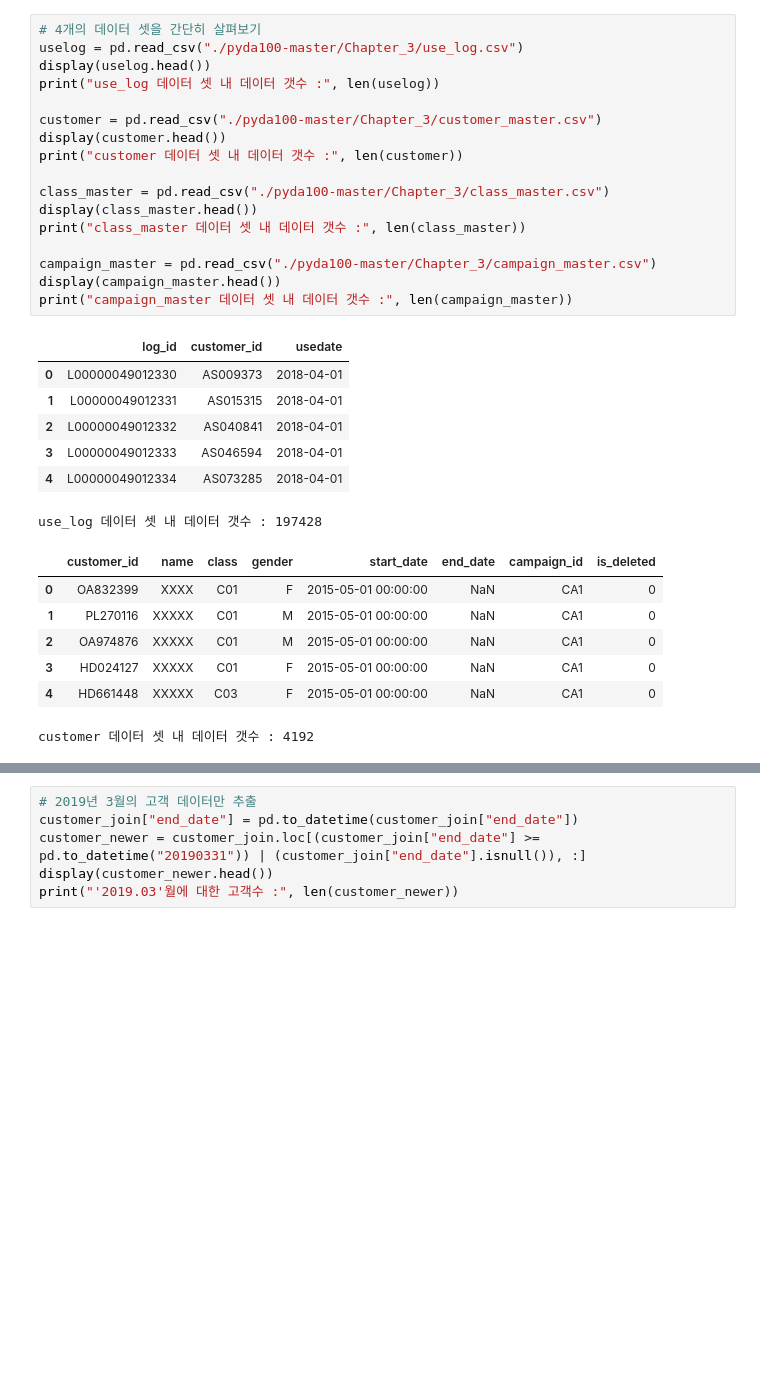
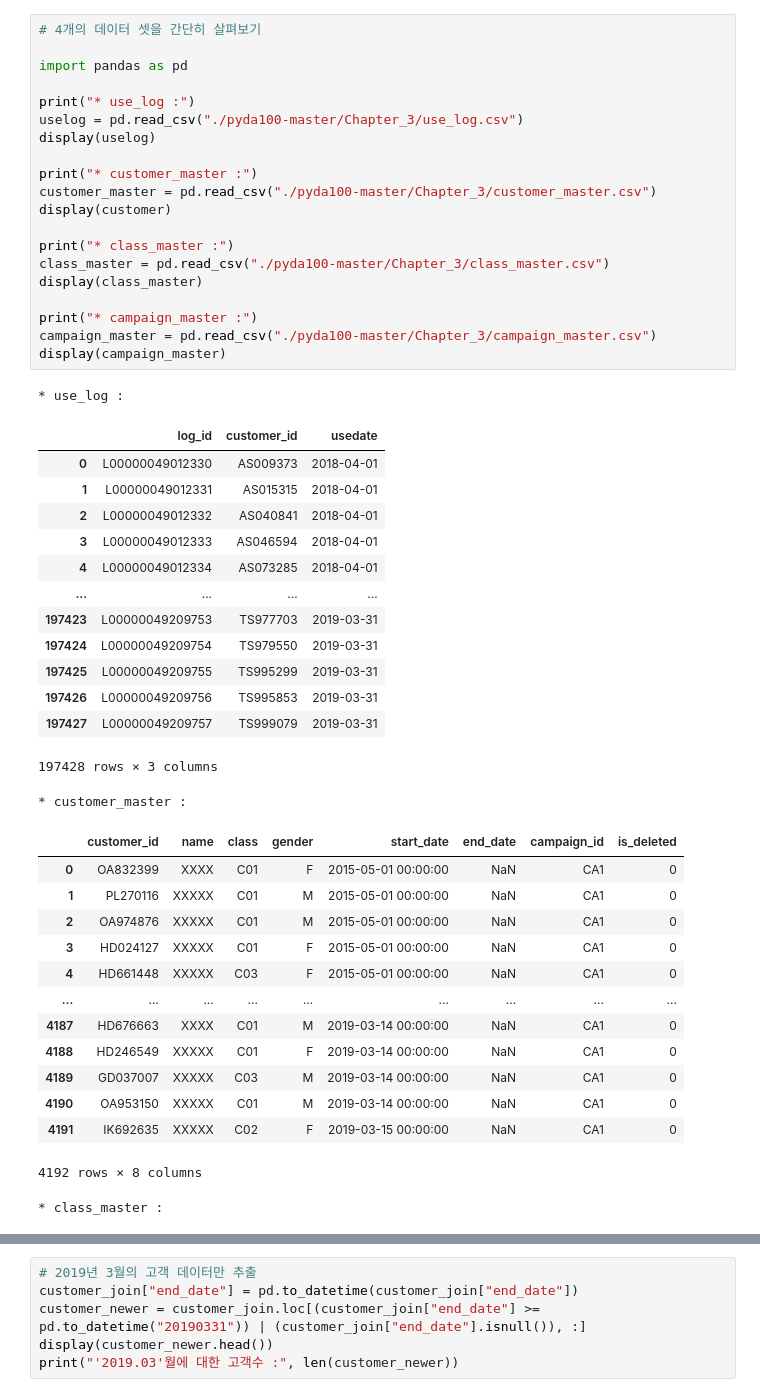
Before and after one commit to wooseok1152/python-data_analysis, a Jupyter notebook: 3장 고객의 전체 모습을 파악하는 테크닉 10.ipynb, the cells around one changed output, grey strips where cells are left out. Cells and saved outputs as stored; diff of their text form; blank space fills up the shorter version.

Commit message:
review and modify logic in chapter 3

```diff
--- a/3장 고객의 전체 모습을 파악하는 테크닉 10.ipynb
+++ b/3장 고객의 전체 모습을 파악하는 테크닉 10.ipynb
@@ -1,35 +3,53 @@
 # %%
 # 4개의 데이터 셋을 간단히 살펴보기
+
+import pandas as pd
+
+print("* use_log :")
 uselog = pd.read_csv("./pyda100-master/Chapter_3/use_log.csv")
-display(uselog.head())
-print("use_log 데이터 셋 내 데이터 갯수 :", len(uselog))
+display(uselog)
 
-customer = pd.read_csv("./pyda100-master/Chapter_3/customer_master.csv")
-display(customer.head())
-print("customer 데이터 셋 내 데이터 갯수 :", len(customer))
+print("* customer_master :")
+customer_master = pd.read_csv("./pyda100-master/Chapter_3/customer_master.csv")
+display(customer)
 
+print("* class_master :")
 class_master = pd.read_csv("./pyda100-master/Chapter_3/class_master.csv")
-display(class_master.head())
-print("class_master 데이터 셋 내 데이터 갯수 :", len(class_master))
+display(class_master)
 
+print("* campaign_master :")
 campaign_master = pd.read_csv("./pyda100-master/Chapter_3/campaign_master.csv")
-display(campaign_master.head())
-print("campaign_master 데이터 셋 내 데이터 갯수 :", len(campaign_master))
+display(campaign_master)
 # %% [output]
+* use_log :
 |  | log_id | customer_id | usedate |
 | 0 | L00000049012330 | AS009373 | 2018-04-01 |
 | 1 | L00000049012331 | AS015315 | 2018-04-01 |
 | 2 | L00000049012332 | AS040841 | 2018-04-01 |
 | 3 | L00000049012333 | AS046594 | 2018-04-01 |
 | 4 | L00000049012334 | AS073285 | 2018-04-01 |
+| ... | ... | ... | ... |
+| 197423 | L00000049209753 | TS977703 | 2019-03-31 |
+| 197424 | L00000049209754 | TS979550 | 2019-03-31 |
+| 197425 | L00000049209755 | TS995299 | 2019-03-31 |
+| 197426 | L00000049209756 | TS995853 | 2019-03-31 |
+| 197427 | L00000049209757 | TS999079 | 2019-03-31 |
-use_log 데이터 셋 내 데이터 갯수 : 197428
+197428 rows × 3 columns
+* customer_master :
 |  | customer_id | name | class | gender | start_date | end_date | campaign_id | is_deleted |
 | 0 | OA832399 | XXXX | C01 | F | 2015-05-01 00:00:00 | NaN | CA1 | 0 |
 | 1 | PL270116 | XXXXX | C01 | M | 2015-05-01 00:00:00 | NaN | CA1 | 0 |
 | 2 | OA974876 | XXXXX | C01 | M | 2015-05-01 00:00:00 | NaN | CA1 | 0 |
 | 3 | HD024127 | XXXXX | C01 | F | 2015-05-01 00:00:00 | NaN | CA1 | 0 |
 | 4 | HD661448 | XXXXX | C03 | F | 2015-05-01 00:00:00 | NaN | CA1 | 0 |
+| ... | ... | ... | ... | ... | ... | ... | ... | ... |
+| 4187 | HD676663 | XXXX | C01 | M | 2019-03-14 00:00:00 | NaN | CA1 | 0 |
+| 4188 | HD246549 | XXXXX | C01 | F | 2019-03-14 00:00:00 | NaN | CA1 | 0 |
+| 4189 | GD037007 | XXXXX | C03 | M | 2019-03-14 00:00:00 | NaN | CA1 | 0 |
+| 4190 | OA953150 | XXXXX | C01 | M | 2019-03-14 00:00:00 | NaN | CA1 | 0 |
+| 4191 | IK692635 | XXXXX | C02 | F | 2019-03-15 00:00:00 | NaN | CA1 | 0 |
-customer 데이터 셋 내 데이터 갯수 : 4192
+4192 rows × 8 columns
+* class_master :
 |  | class | class_name | price |
 | 0 | C01 | 0_종일 | 10500 |
 | 1 | C02 | 1_주간 | 7500 |
```
Also changed, not shown: parts of 11 cells of this notebook.
